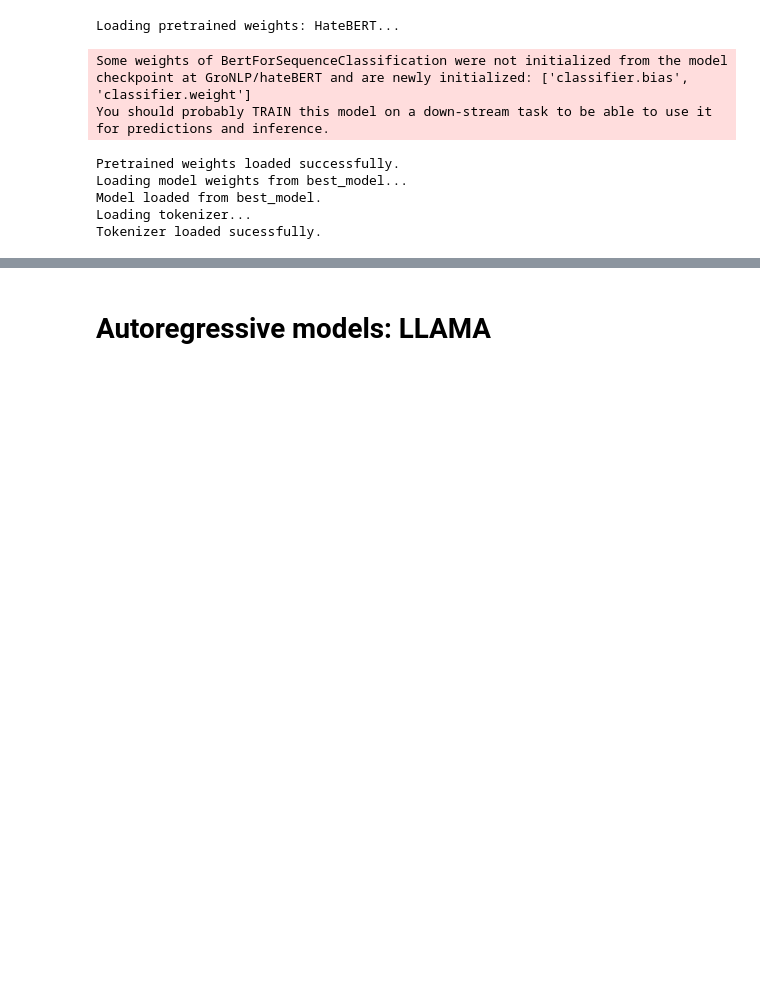
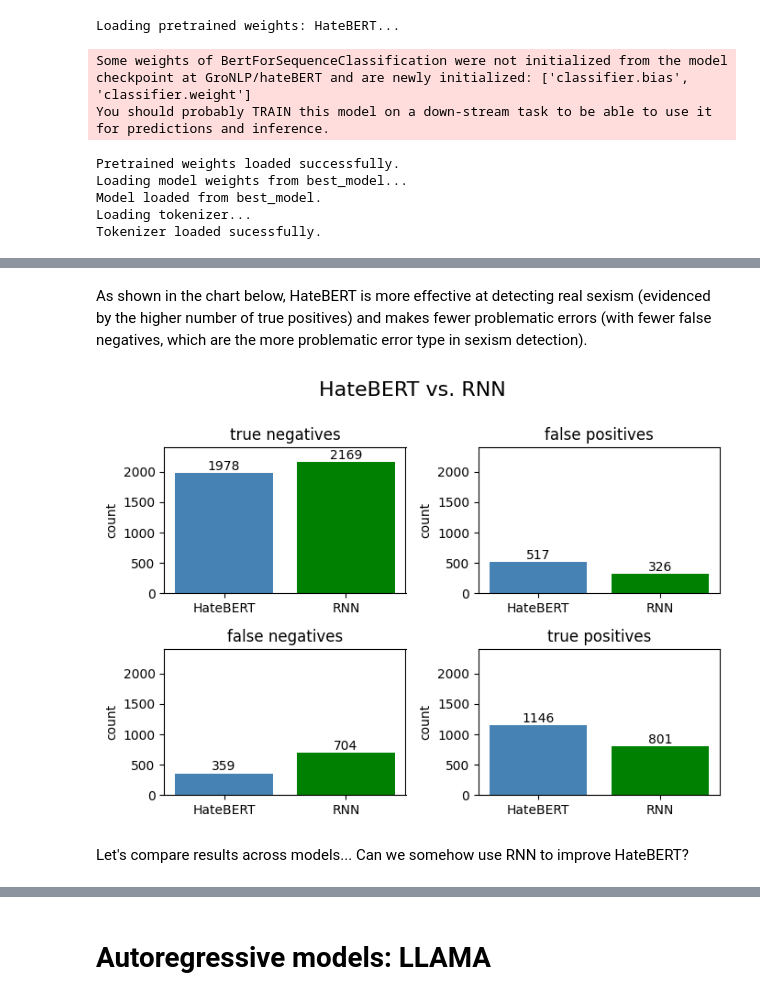
Before and after one commit to henrform/NLP_24W_VSHJ, a Jupyter notebook: challenges/challenges.ipynb, the cells around one changed output, grey strips where cells are left out. Drawn from its saved outputs; the diff is of its cells as text; code cells hidden in the pictures; blank space fills up the shorter version.

Commit message:
Qualitative analysis: HateBERT vs. RNN included

```diff
--- a/challenges/challenges.ipynb
+++ b/challenges/challenges.ipynb
@@ -754,0 +754,3 @@ Tokenizer loaded sucessfully.
+# %%
+bert_model = BERTModel("HateBERT", load_path="best_model", additional_info="balanced_at_least_one_sexist") # load from checkpoint
+y_test_pred_bert = bert_model.predict(X_test)
@@ -754,0 +769,7 @@ Tokenizer loaded sucessfully.
+# %%
+from import_preprocess import convert_labels_to_string, convert_labels_to_int
+
+rnn_model = baseline_models.LSTM_Model()
+rnn_model.train(X_train_balanced, convert_labels_to_int(y_train_balanced_alos), X_val, convert_labels_to_int(y_val_alos)) # train LSTM
+
+y_test_pred_rnn = convert_labels_to_string(rnn_model.predict(X_test))
@@ -754,0 +824,33 @@ Tokenizer loaded sucessfully.
+# %% [markdown]
+As shown in the chart below, HateBERT is more effective at detecting real sexism (evidenced by the higher number of true positives) and makes fewer problematic errors (with fewer false negatives, which are the more problematic error type in sexism detection).
+# %%
+categories = ["TN", "FP", "FN", "TP"]
+bert_values = [len(bert_indices[key]) for key in categories]
+rnn_values = [len(rnn_indices[key]) for key in categories]
+
+fig, axes = plt.subplots(2, 2, figsize=(7, 5))
+fig.suptitle("HateBERT vs. RNN", fontsize=16)
+metric_titles = ["true negatives", "false positives", "false negatives", "true positives"]
+
+for i, ax in enumerate(axes.flat):
+    # bar chart
+    bars = ax.bar(["HateBERT", "RNN"], [bert_values[i], rnn_values[i]], color=["steelblue", "green"])
+    for bar in bars:
+        ax.text(
+            bar.get_x() + bar.get_width() / 2,
+            bar.get_height() + 0.5,
+            str(bar.get_height()),
+            ha="center", va="bottom"
+        )
+
+    ax.set_title(metric_titles[i])
+    ax.set_ylabel("count")
+    # ax.set_ylim(0, max(bert_values[i], rnn_values[i]) + 200)
+    ax.set_ylim(0, 2400)
+
+plt.tight_layout(rect=[0, 0, 1, 0.98])
+plt.show()
+# %% [output]
+[figure, added]
+# %% [markdown]
+Let's compare results across models... Can we somehow use RNN to improve HateBERT?
```
Also changed, not shown: parts of 11 cells of this notebook.
